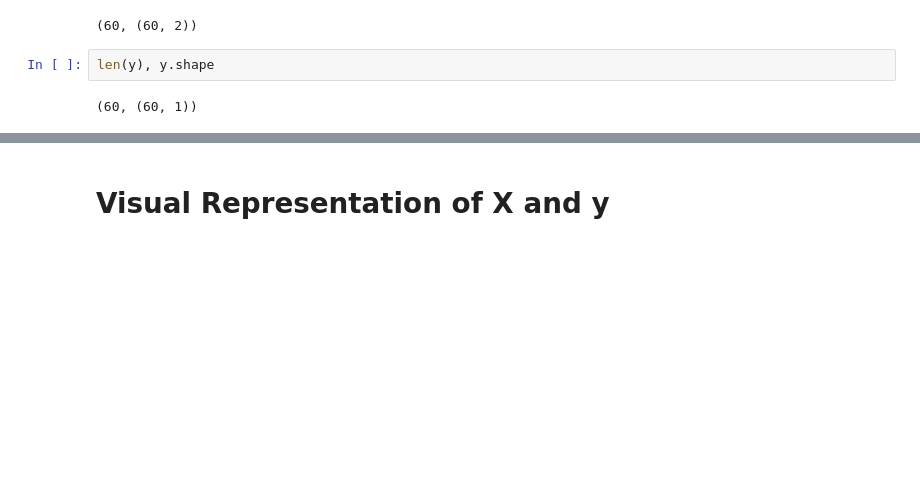
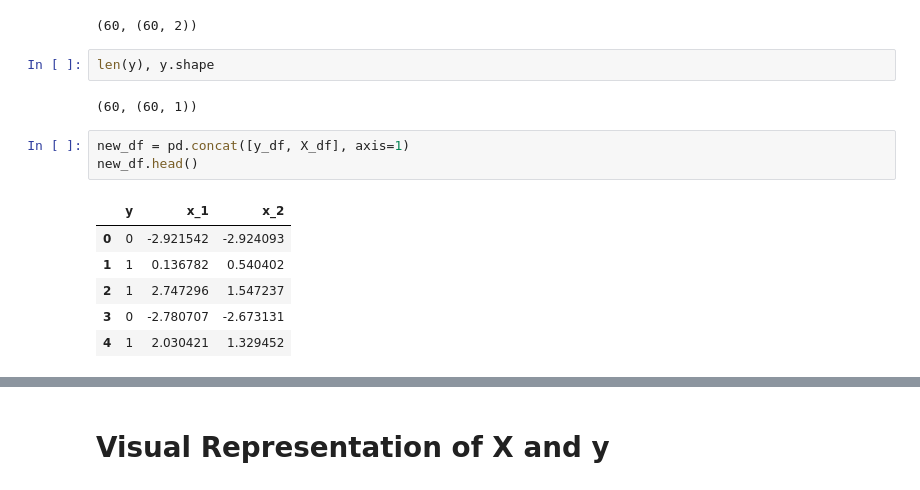
Before and after one commit to Brinkley97/csci_535_multimodal_probabilistic_learning, a Jupyter notebook: play/svmExample.ipynb, the cells around one changed output, grey strips where cells are left out. Drawn from its saved outputs; the diff is of its cells as text; blank space fills up the shorter version.

```diff
--- a/play/svmExample.ipynb
+++ b/play/svmExample.ipynb
@@ -51,3 +46,13 @@ len(X), X.shape
 len(y), y.shape
 # %% [output]
 (60, (60, 1))
+# %%
+new_df = pd.concat([y_df, X_df], axis=1)
+new_df.head()
+# %% [output]
+|  | y | x_1 | x_2 |
+| 0 | 0 | -2.921542 | -2.924093 |
+| 1 | 1 | 0.136782 | 0.540402 |
+| 2 | 1 | 2.747296 | 1.547237 |
+| 3 | 0 | -2.780707 | -2.673131 |
+| 4 | 1 | 2.030421 | 1.329452 |
```
Also changed, not shown: parts of 14 cells of this notebook.
